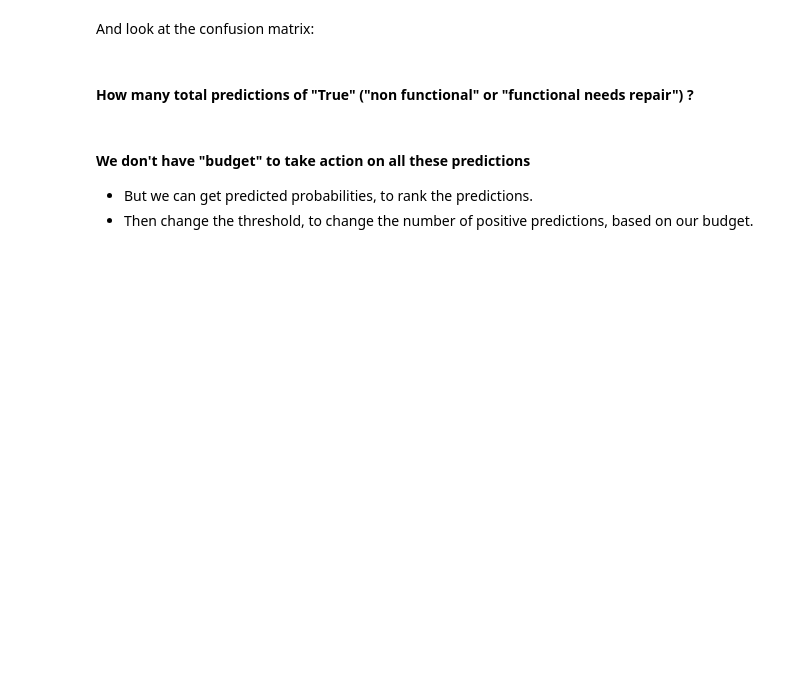
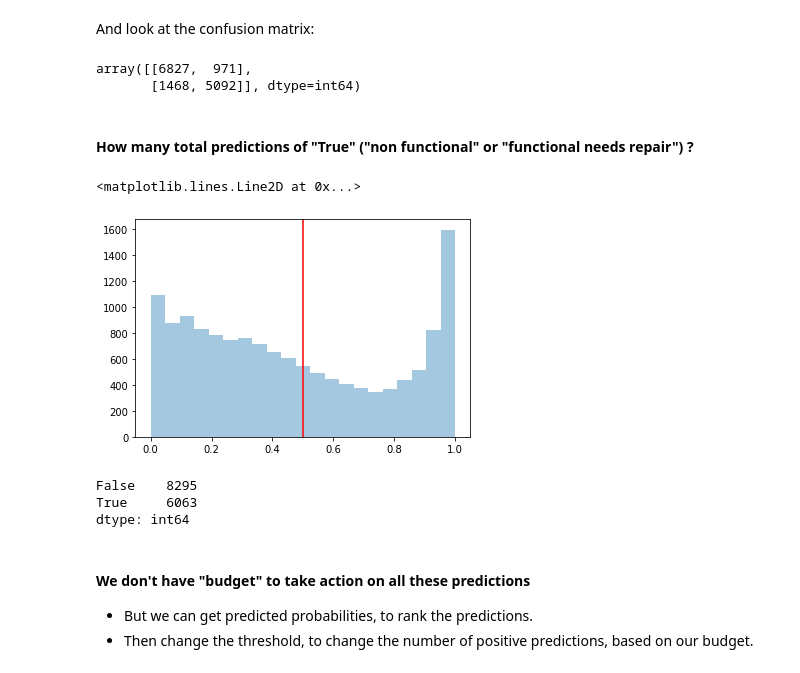
Before and after one commit to bloominstituteoftechnology/DS-Unit-2-Tree-Ensembles, a Jupyter notebook: module3-confusion-matrix/confusion_matrix.ipynb, the cells around one changed output. Cells and saved outputs as stored; diff of their text form; code cells hidden in the pictures; blank space fills up the shorter version.

```diff
--- a/module3-confusion-matrix/confusion_matrix.ipynb
+++ b/module3-confusion-matrix/confusion_matrix.ipynb
@@ -204,6 +287,8 @@ Then make predictions for the validation set.
 # %%
 pipeline.fit(X_train, y_train)
 y_pred = pipeline.predict(X_val)
+# %%
+y_pred_porb = pipeline.predict_proba(X_val)
 # %%
 y_pred
 # %% [output]
@@ -223,8 +308,26 @@ y_pred
 array([ True,  True, False, ..., False,  True, False])
 # %% [markdown]
 And look at the confusion matrix:
+# %%
+confusion_matrix(y_val, y_pred)
+# %% [output]
+array([[6827,  971],
+       [1468, 5092]], dtype=int64)
 # %% [markdown]
 #### How many total predictions of "True" ("non functional" or "functional needs repair") ?
+# %%
+ax = sns.distplot(y_pred_porb[:,1], kde=False)
+ax.axvline(0.5, color='r')
+# %% [output]
+<matplotlib.lines.Line2D at 0x...>
+[figure, added]
+# %%
+y_pred = y_pred_porb[:,1]> 0.5
+pd.Series(y_pred).value_counts()
+# %% [output]
+False    8295
+True     6063
+dtype: int64
 # %% [markdown]
 #### We don't have "budget" to take action on all these predictions
 
```
Also changed, not shown: parts of 17 cells of this notebook, 20 other files.
